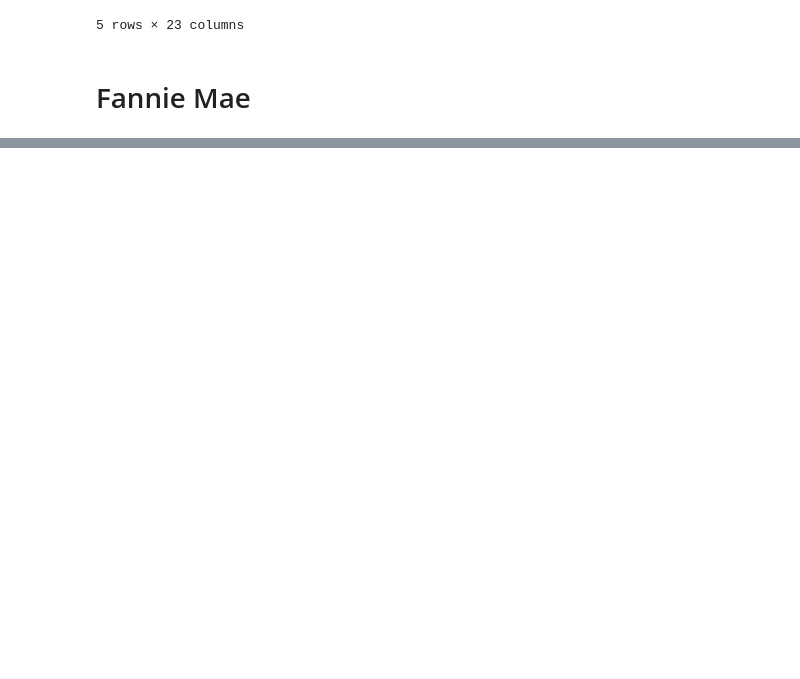
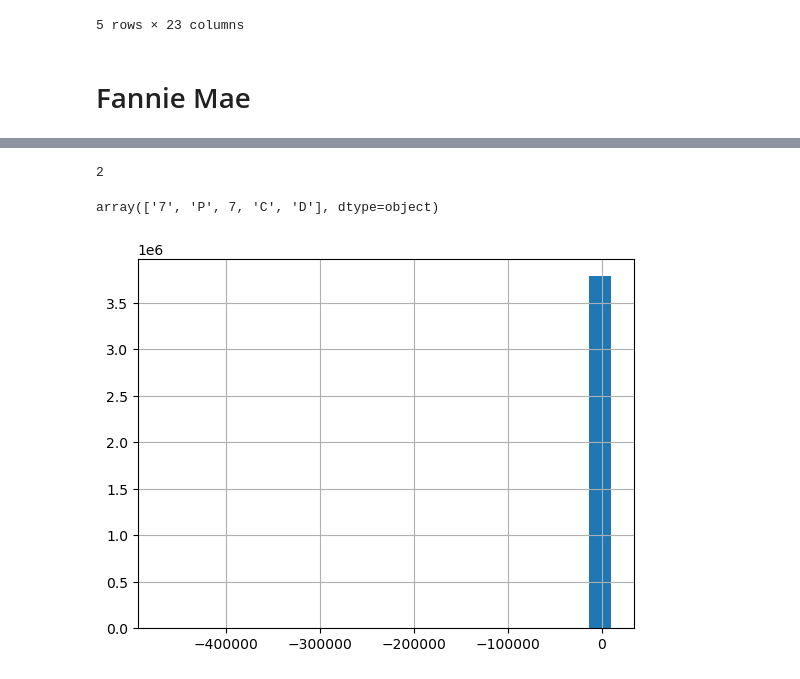
Before and after one commit to elohimfr/synthetic_time_series, a Jupyter notebook: select_dataset.ipynb, the cells around one changed output, grey strips where cells are left out. Saved outputs shown, nothing was run; the diff lists cells and outputs as text; code cells hidden in the pictures; blank space fills up the shorter version.

```diff
--- a/select_dataset.ipynb
+++ b/select_dataset.ipynb
@@ -361,4 +383,0 @@ path = './FannieMae/'
-# %%
-df = pd.read_csv('./FannieMae/2024Q2.csv', sep='|', names=cols.values)
-# %%
-df = pd.read_csv('./FannieMae/2024Q2.csv', sep='|')
@@ -451,0 +489,9 @@ glossary.head()
+# %%
+feature = 'Alternative Delinquency  Resolution Count'
+
+print(feature, '\n')
+if feature in df_missing.index:
+    print(f'Missing values: {df_missing.loc[feature].freq.round(6)*100:.4f}% missing values.')
+else:
+    print(f'No missing values.')
+print(f'Number of unique values: {df[feature].nunique()}')
@@ -451,0 +517,14 @@ glossary.head()
+# %%
+df[feature].nunique()
+# %% [output]
+2
+# %%
+df[feature].unique()
+# %% [output]
+array(['7', 'P', 7, 'C', 'D'], dtype=object)
+# %%
+fig, ax = plt.subplots()
+df[feature].loc[df[feature] < 1e4].hist(bins=20, ax=ax)
+ax.set_xscale('linear')
+# %% [output]
+[figure, added]
```
Also changed, not shown: parts of 121 cells of this notebook, 1 other file.
